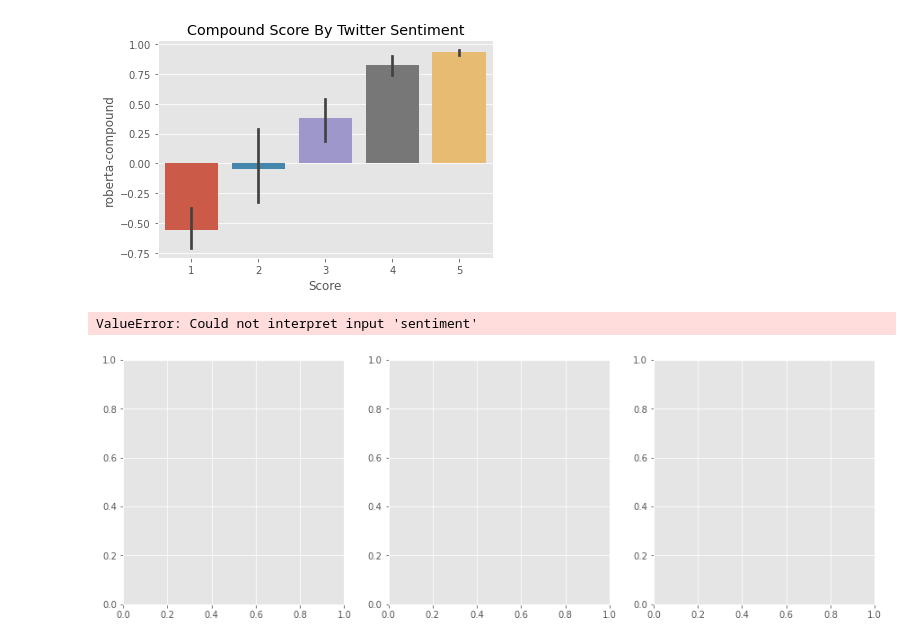
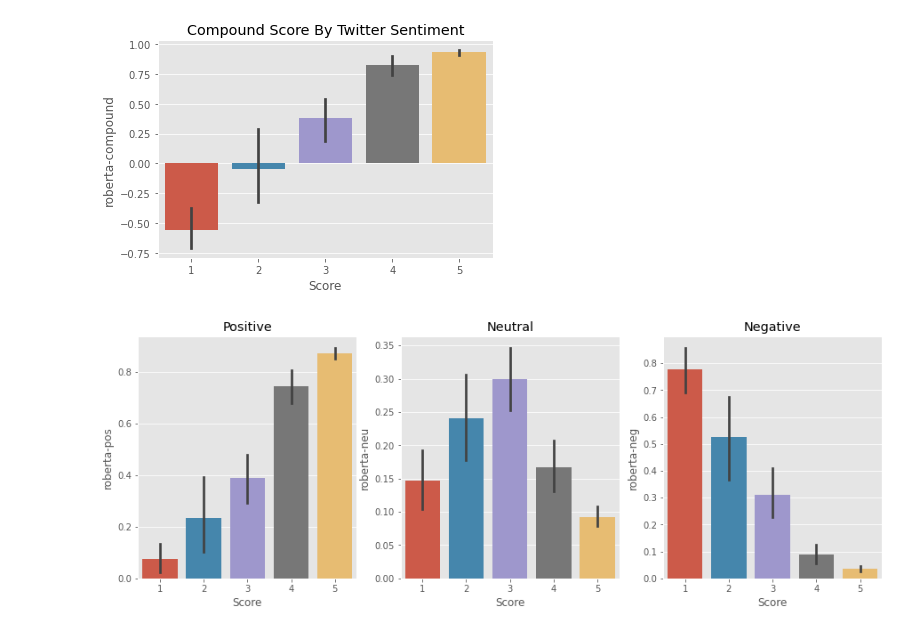
Before and after one commit to AnmolSinghNegi/Sentimental-Analysis, a Jupyter notebook: Comparison/Models/RoBerta/Roberta_AmazonR.ipynb, the cells around one changed output. Saved outputs shown, nothing was run; the diff lists cells and outputs as text; code cells hidden in the pictures.

```diff
--- a/Comparison/Models/RoBerta/Roberta_AmazonR.ipynb
+++ b/Comparison/Models/RoBerta/Roberta_AmazonR.ipynb
@@ -297,12 +297,11 @@ plt.show()
 # %%
 fig, axs=plt.subplots(1,3,figsize=(15,5))
 sns.barplot(data=roberta,x='Score',y='roberta-pos',ax=axs[0])
 sns.barplot(data=roberta,x='Score',y='roberta-neu',ax=axs[1])
-sns.barplot(data=roberta,x='Scor',y='roberta-neg',ax=axs[2])
+sns.barplot(data=roberta,x='Score',y='roberta-neg',ax=axs[2])
 axs[0].set_title('Positive')
 axs[1].set_title('Neutral')
 axs[2].set_title('Negative')
 plt.show()
 # %% [output]
-ValueError: Could not interpret input 'sentiment'
-[figure, old version]
+[figure, new version]
```
Also changed, not shown: 2 other files.
